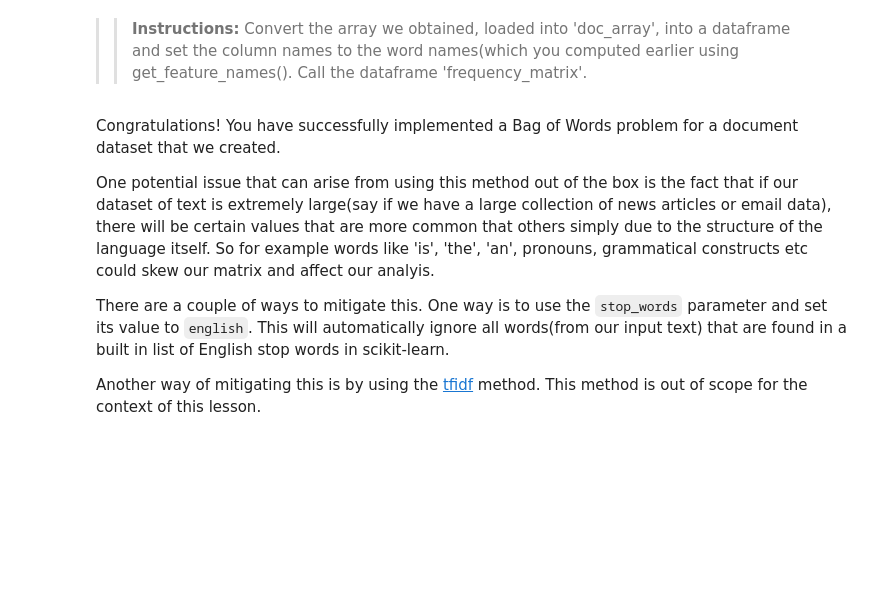
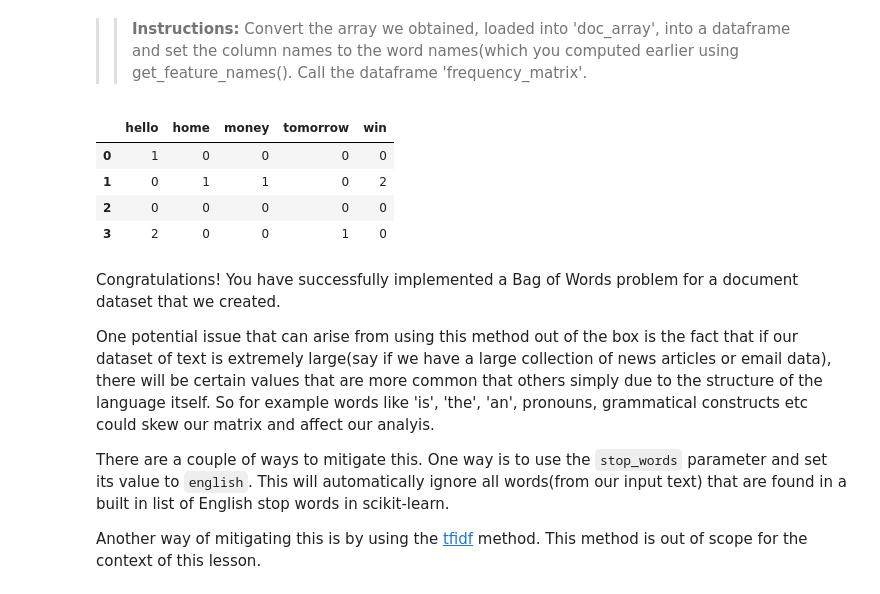
Before and after one commit to AprilYoungs/Deep-learning, a Jupyter notebook: naive_bayes_tutorial/Bayesian_Inference.ipynb, the cells around one changed output. Saved outputs shown, nothing was run; the diff lists cells and outputs as text; code cells hidden in the pictures; blank space fills up the shorter version.

```diff
--- a/naive_bayes_tutorial/Bayesian_Inference.ipynb
+++ b/naive_bayes_tutorial/Bayesian_Inference.ipynb
@@ -250,7 +250,7 @@ Import the sklearn.feature_extraction.text.CountVectorizer method and create an
 Solution
 '''
 from sklearn.feature_extraction.text import CountVectorizer
-count_vector = CountVectorizer()
+count_vector = CountVectorizer(stop_words='english')
 # %% [markdown]
 ** Data preprocessing with CountVectorizer() **
 
@@ -321,5 +310,5 @@ toarray(). Call the array 'doc_array'
 '''
 Solution
 '''
-doc_array = # TODO
+doc_array = count_vector.transform(documents).toarray()
 doc_array
@@ -332,9 +326,15 @@ the word names(which you computed earlier using get_feature_names(). Call the da
 # %%
 '''
 Solution
 '''
-frequency_matrix = pd.DataFrame(# TODO))
+frequency_matrix = pd.DataFrame(doc_array,columns=count_vector.get_feature_names())
 frequency_matrix
+# %% [output]
+|  | hello | home | money | tomorrow | win |
+| 0 | 1 | 0 | 0 | 0 | 0 |
+| 1 | 0 | 1 | 1 | 0 | 2 |
+| 2 | 0 | 0 | 0 | 0 | 0 |
+| 3 | 2 | 0 | 0 | 1 | 0 |
 # %% [markdown]
 Congratulations! You have successfully implemented a Bag of Words problem for a document dataset that we created.
 
```
Also changed, not shown: parts of 9 cells of this notebook.
